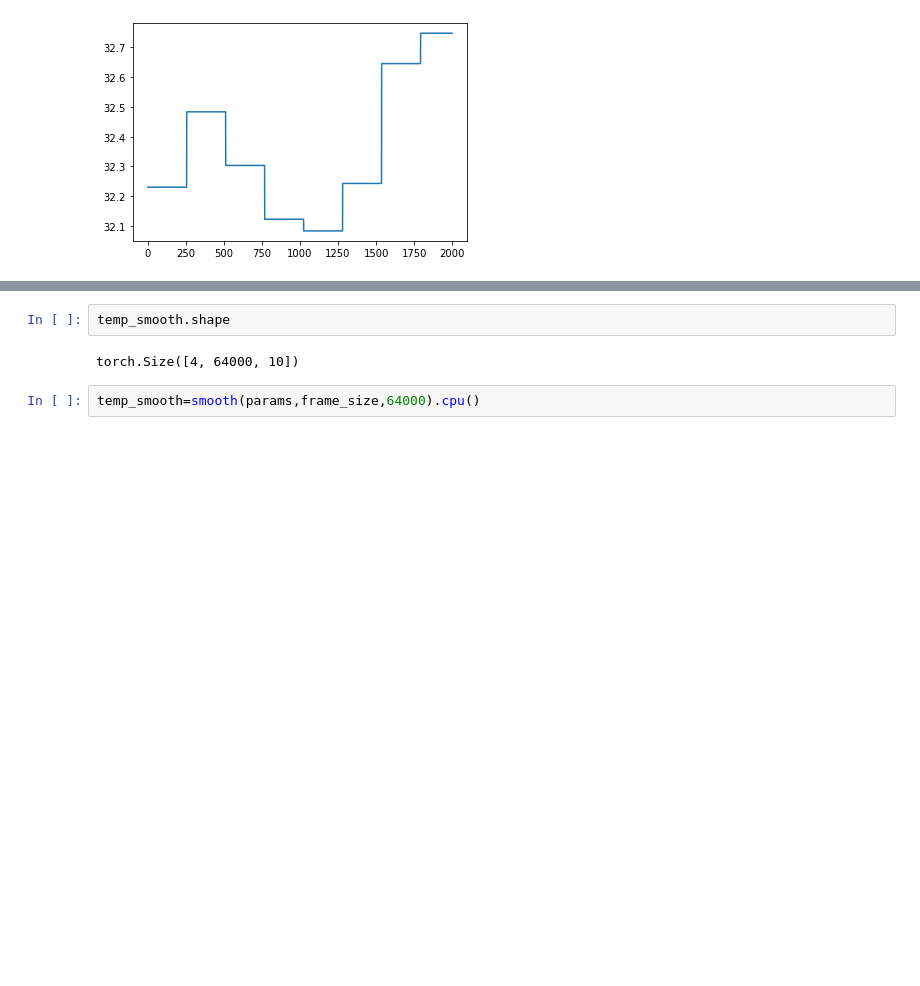
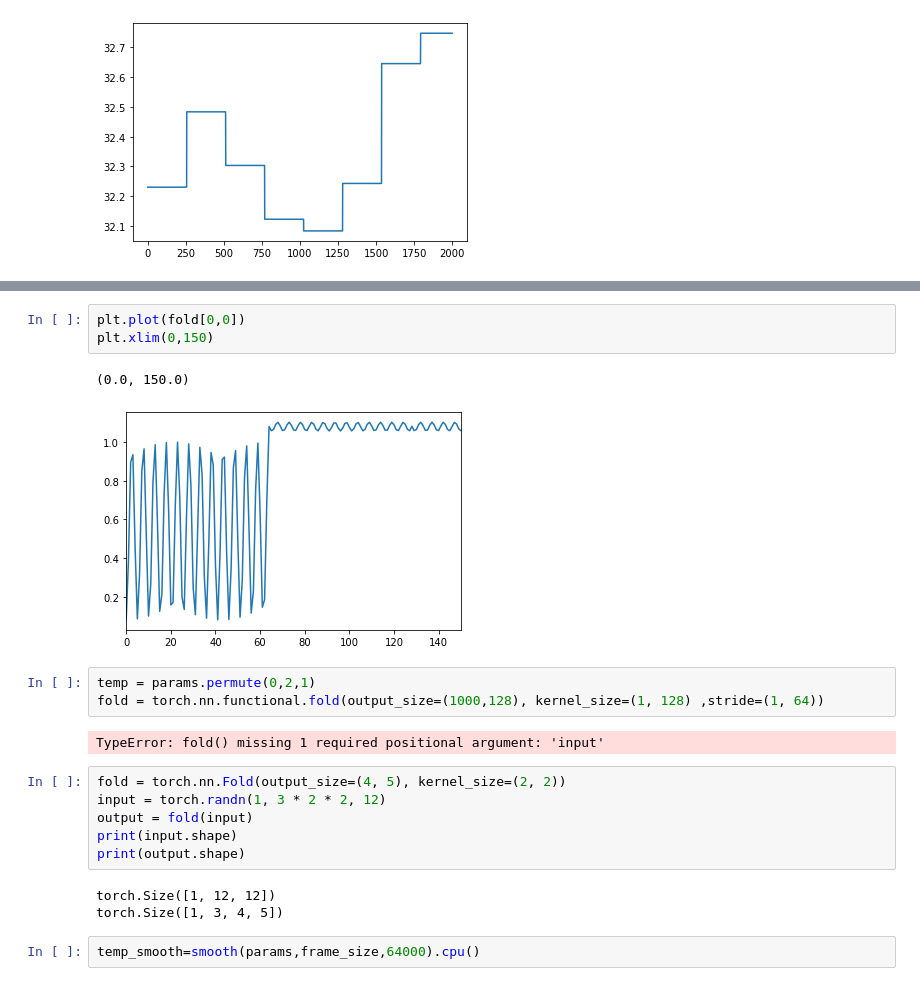
Before and after one commit to nabsara/deep-eurorack-control, a Jupyter notebook: notebooks/Untitled.ipynb, the cells around one changed output, grey strips where cells are left out. Drawn from its saved outputs; the diff is of its cells as text; blank space fills up the shorter version.

```diff
--- a/notebooks/Untitled.ipynb
+++ b/notebooks/Untitled.ipynb
@@ -51,7 +96,23 @@ params = upsample(harmonics,1000).cpu()
+# %%
+plt.plot(fold[0,0])
+plt.xlim(0,150)
+# %% [output]
+(0.0, 150.0)
+[figure, added]
+# %%
+temp = params.permute(0,2,1)
+fold = torch.nn.functional.fold(output_size=(1000,128), kernel_size=(1, 128) ,stride=(1, 64))
+# %% [output]
+TypeError: fold() missing 1 required positional argument: 'input'
 # %%
-temp_smooth.shape
+fold = torch.nn.Fold(output_size=(4, 5), kernel_size=(2, 2))
+input = torch.randn(1, 3 * 2 * 2, 12)
+output = fold(input)
+print(input.shape)
+print(output.shape)
 # %% [output]
-torch.Size([4, 64000, 10])
+torch.Size([1, 12, 12])
+torch.Size([1, 3, 4, 5])
 # %%
 temp_smooth=smooth(params,frame_size,64000).cpu()
 # %%
```
Also changed, not shown: parts of 7 cells of this notebook, 1 other file.
